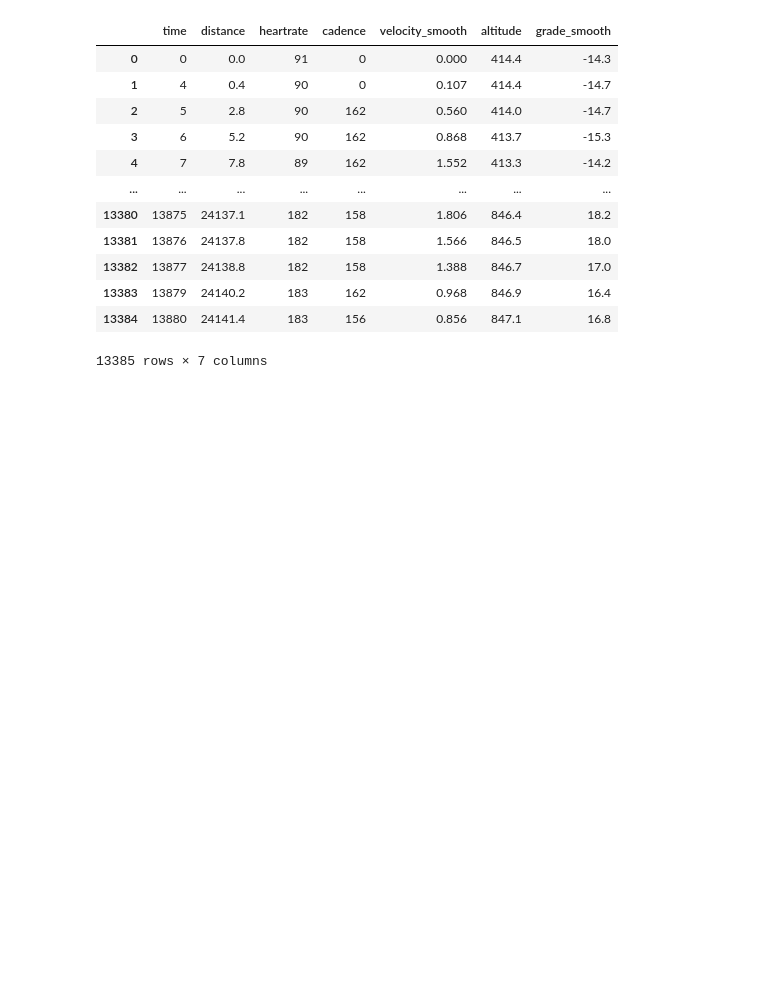
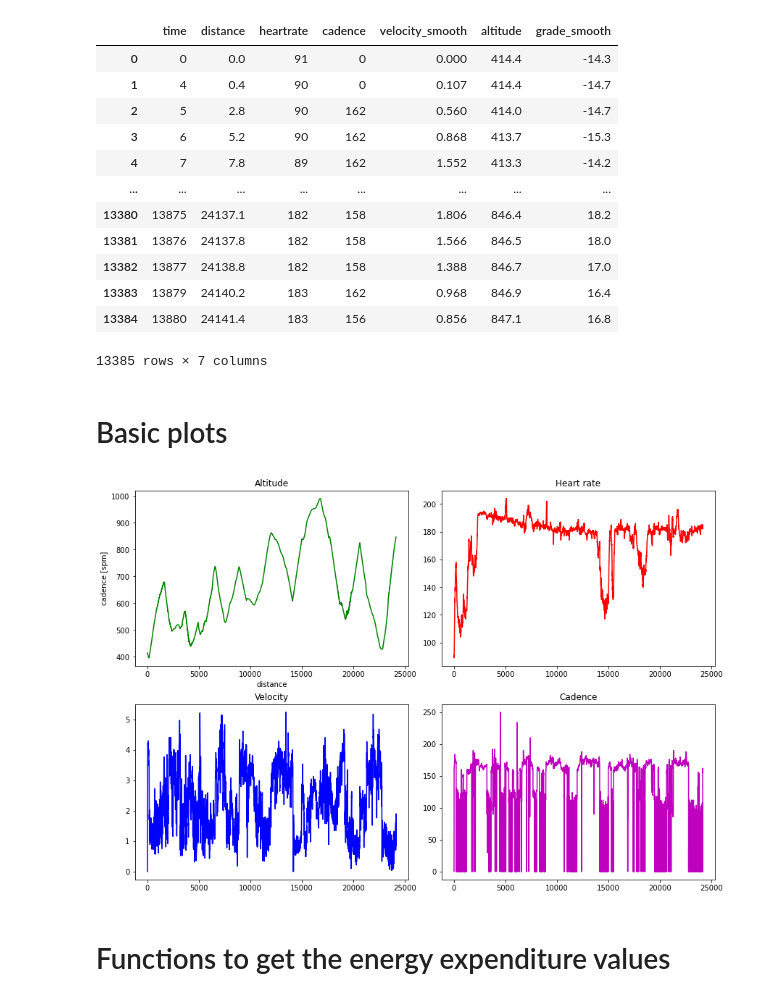
Before and after one commit to bognaj/trail_running, a Jupyter notebook: src/example.ipynb, the cells around one changed output. Saved outputs shown, nothing was run; the diff lists cells and outputs as text; code cells hidden in the pictures; blank space fills up the shorter version.

Commit message:
basic functionalities

```diff
--- a/src/example.ipynb
+++ b/src/example.ipynb
@@ -28,6 +30,45 @@ czantoria_final
 | 13383 | 13879 | 24140.2 | 183 | 162 | 0.968 | 846.9 | 16.4 |
 | 13384 | 13880 | 24141.4 | 183 | 156 | 0.856 | 847.1 | 16.8 |
 13385 rows × 7 columns
+# %% [markdown]
+# Basic plots
+# %%
+distance = czantoria_final['distance'].to_numpy()
+hr = czantoria_final['heartrate'].to_numpy()
+velocity = czantoria_final['velocity_smooth'].to_numpy()
+elevation = czantoria_final['altitude'].to_numpy()
+cadence = czantoria_final['cadence'].to_numpy()
+grade = czantoria_final['grade_smooth'].to_numpy()
+# %%
+plt.rcParams['figure.figsize'] = [12, 8]
+# %%
+fig, axs = plt.subplots(2, 2, constrained_layout=True)
+
+axs[0, 0].plot(distance, elevation, 'g')
+axs[0, 0].set_title("Altitude")
+axs[0, 0].set_xlabel('distance')
+axs[0, 0].set_ylabel('altitude [m]')
+
+axs[0, 1].plot(distance, hr, 'r')
+axs[0, 1].set_title("Heart rate")
+axs[0, 0].set_xlabel('distance')
+axs[0, 0].set_ylabel('heart rate [bpm]')
+
+axs[1, 0].plot(distance, velocity, 'b')
+axs[1, 0].set_title("Velocity")
+axs[0, 0].set_xlabel('distance')
+axs[0, 0].set_ylabel('velocity [m/s]')
+
+axs[1, 1].plot(distance, cadence, 'm')
+axs[1, 1].set_title("Cadence")
+axs[0, 0].set_xlabel('distance')
+axs[0, 0].set_ylabel('cadence [spm]')
+
+plt.show()
+# %% [output]
+[figure, added]
+# %% [markdown]
+# Functions to get the energy expenditure values
 # %%
 def get_running_cost(gradient):
     i = gradient
```
Also changed, not shown: parts of 4 cells of this notebook.
